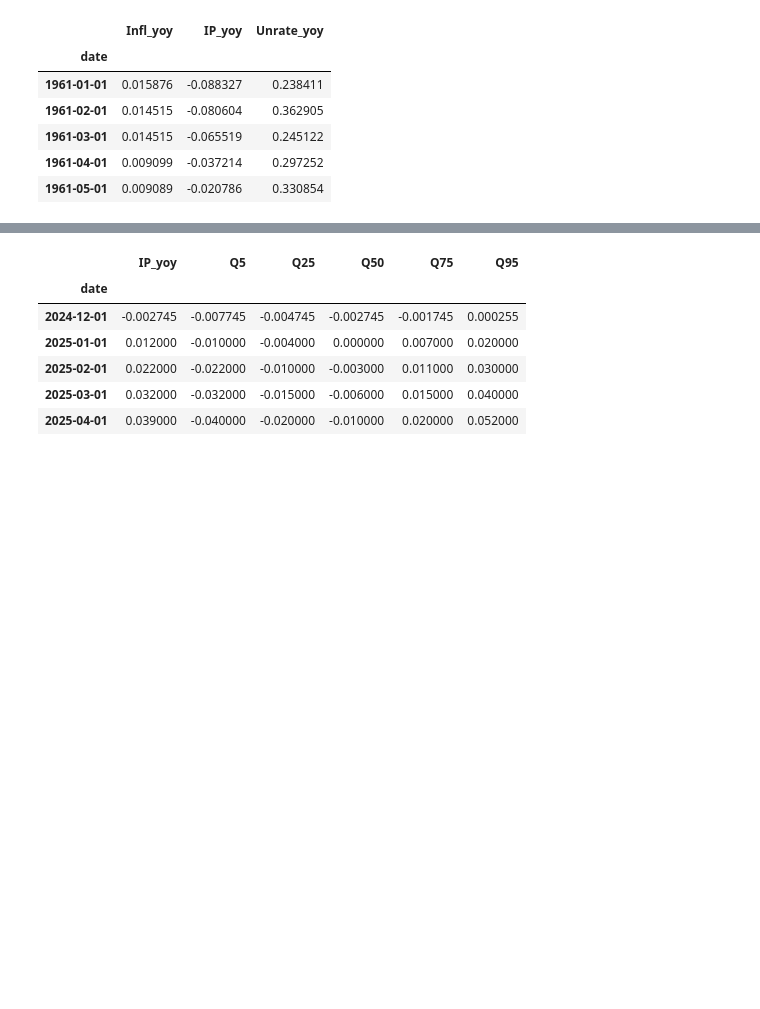
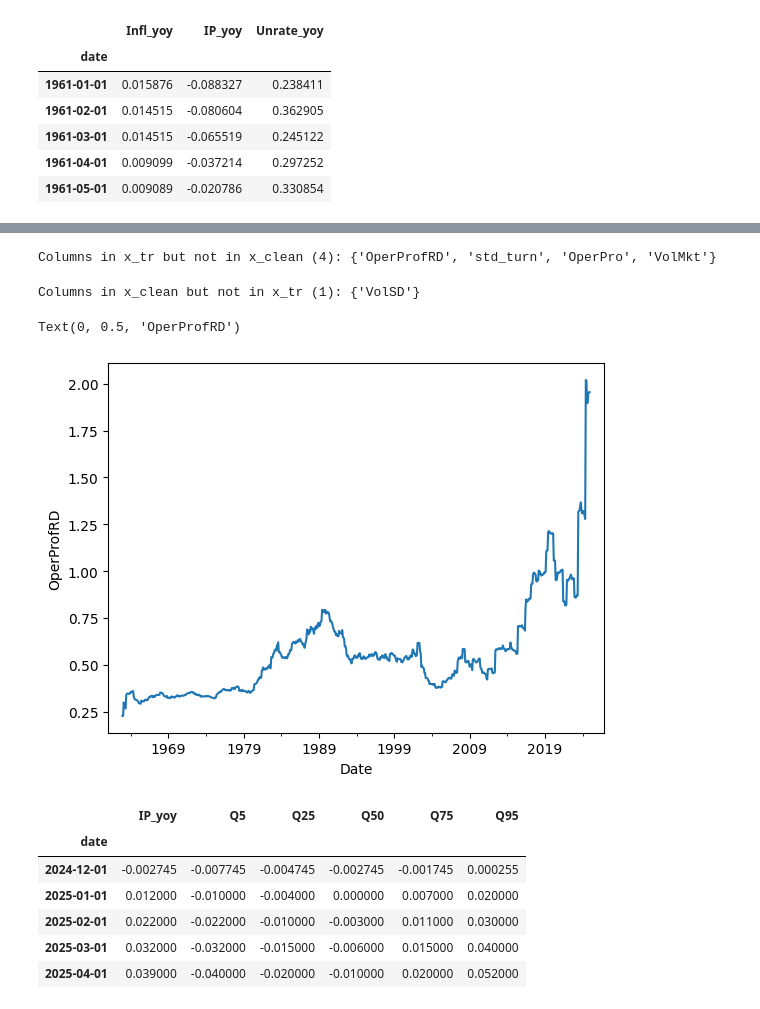
Before and after one commit to rproner1/MacroAtRisk, a Jupyter notebook: sandbox.ipynb, the cells around one changed output, grey strips where cells are left out. Saved outputs shown, nothing was run; the diff lists cells and outputs as text; code cells hidden in the pictures; blank space fills up the shorter version.

Commit message:
Implemented Engelberg et al. 2023 two-stage filter for stationarity.

```diff
--- a/sandbox.ipynb
+++ b/sandbox.ipynb
@@ -18,0 +42,29 @@ y.head()
+# %%
+x = pd.read_csv('data/raw/oap_spread_20260518_155555.csv', index_col=0, parse_dates=True)
+x = x.loc['1961-01-01':, :]
+print(x.shape)
+x_clean = remove_cols(0.3, x, '1997-12-01')
+x_tr = x_clean.loc[:'1997-12-01']
+print(x_clean.shape, x_tr.shape)
+
+def filter_stationary(df, alpha=0.05):
+    stationary_cols = []
+    for col in df.columns:
+        result = adfuller(df[col].dropna())
+        p_value = result[1]
+        if p_value < alpha:
+            stationary_cols.append(col)
+        else:
+            result_diff = adfuller(df[col].diff().dropna())
+            p_val_diff = result_diff[1]
+            if p_val_diff < alpha:
+                col_diff = col + '_diff'
+                df[col_diff] = df[col].diff()
+                stationary_cols.append(col_diff)
+
+    return df[stationary_cols]
+
+x_tr = filter_stationary(x_tr)
+x_clean = filter_stationary(x_clean)
+print("Stationary columns in x_tr:", x_tr.columns, len(x_tr.columns))
+print("Stationary columns in x_clean:", x_clean.columns, len(x_clean.columns))
@@ -19,3 +107,20 @@ y.head()
+# %%
+cols_in_x_tr_not_in_x_clean = set(x_tr.columns.str.strip('_diff')) - set(x_clean.columns.str.strip('_diff'))
+print(f"Columns in x_tr but not in x_clean ({len(cols_in_x_tr_not_in_x_clean)}):", cols_in_x_tr_not_in_x_clean)
+# %% [output]
+Columns in x_tr but not in x_clean (4): {'OperProfRD', 'std_turn', 'OperPro', 'VolMkt'}
+# %%
+cols_in_x_clean_not_in_x_tr = set(x_clean.columns.str.strip('_diff')) - set(x_tr.columns.str.strip('_diff'))
+print(f"Columns in x_clean but not in x_tr ({len(cols_in_x_clean_not_in_x_tr)}):", cols_in_x_clean_not_in_x_tr)
+# %% [output]
+Columns in x_clean but not in x_tr (1): {'VolSD'}
+# %%
+x['OperProfRD'].plot()
+plt.xlabel('Date')
+plt.ylabel('OperProfRD')
+# %% [output]
+Text(0, 0.5, 'OperProfRD')
+[figure, added]
 # %%
 last_date = pd.to_datetime(y.index[-1])
 last_y = float(y['Unrate_yoy'].iloc[-1])
```
Also changed, not shown: parts of 5 cells of this notebook, 7 other files.
